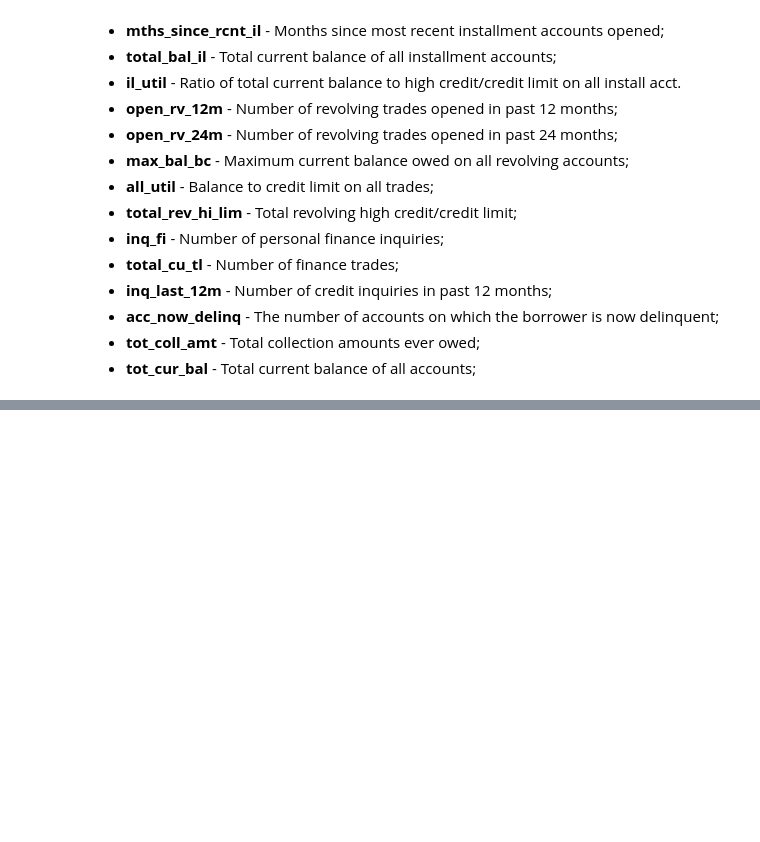
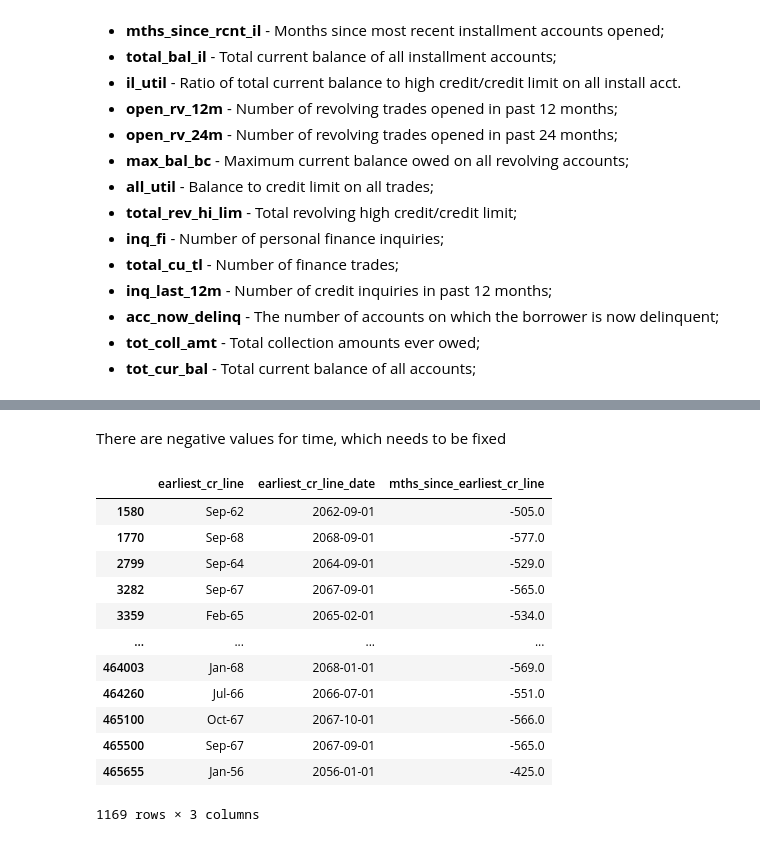
Before and after one commit to rpdieego/credit_risk_modeling, a Jupyter notebook: Credit_Risk_Modeling.ipynb, the cells around one changed output, grey strips where cells are left out. Cells and saved outputs as stored; diff of their text form; code cells hidden in the pictures; blank space fills up the shorter version.

```diff
--- a/Credit_Risk_Modeling.ipynb
+++ b/Credit_Risk_Modeling.ipynb
@@ -140,0 +206,6 @@ KeyError: ignored
+# %%
+# Remove unnecessary text from strings, keeping only the numerical value
+loan_df['term_int'] =  loan_df['term'].str.replace(' months', '')
+
+# Convert data type from string to float
+loan_df['term_int'] = pd.to_numeric(loan_df['term_int'])
@@ -140,0 +235,3 @@ KeyError: ignored
+# %%
+# Convert data to datetime format
+loan_df['earliest_cr_line_date'] = pd.to_datetime(loan_df['earliest_cr_line'], format = '%b-%y')
@@ -140,0 +254,9 @@ KeyError: ignored
+# %%
+# Calculate how much time has passed since the event
+
+# today's date
+today = date.today()
+print("Today's date:", today)
+
+# calculate time period in days
+pd.to_datetime(today) - loan_df['earliest_cr_line_date']
@@ -140,0 +277,3 @@ KeyError: ignored
+# %%
+# get the time period in months instead of days
+loan_df['mths_since_earliest_cr_line'] =  round(pd.to_numeric((pd.to_datetime(today) - loan_df['earliest_cr_line_date']) / np.timedelta64(1,'M')))
@@ -140,0 +307,19 @@ KeyError: ignored
+# %% [markdown]
+There are negative values for time, which needs to be fixed
+# %%
+# Check negative values of time
+loan_df.loc[:, ['earliest_cr_line','earliest_cr_line_date', 'mths_since_earliest_cr_line']][loan_df['mths_since_earliest_cr_line'] < 0]
+# %% [output]
+|  | earliest_cr_line | earliest_cr_line_date | mths_since_earliest_cr_line |
+| 1580 | Sep-62 | 2062-09-01 | -505.0 |
+| 1770 | Sep-68 | 2068-09-01 | -577.0 |
+| 2799 | Sep-64 | 2064-09-01 | -529.0 |
+| 3282 | Sep-67 | 2067-09-01 | -565.0 |
+| 3359 | Feb-65 | 2065-02-01 | -534.0 |
+| ... | ... | ... | ... |
+| 464003 | Jan-68 | 2068-01-01 | -569.0 |
+| 464260 | Jul-66 | 2066-07-01 | -551.0 |
+| 465100 | Oct-67 | 2067-10-01 | -566.0 |
+| 465500 | Sep-67 | 2067-09-01 | -565.0 |
+| 465655 | Jan-56 | 2056-01-01 | -425.0 |
+1169 rows × 3 columns
```
Also changed, not shown: parts of 53 cells of this notebook.
